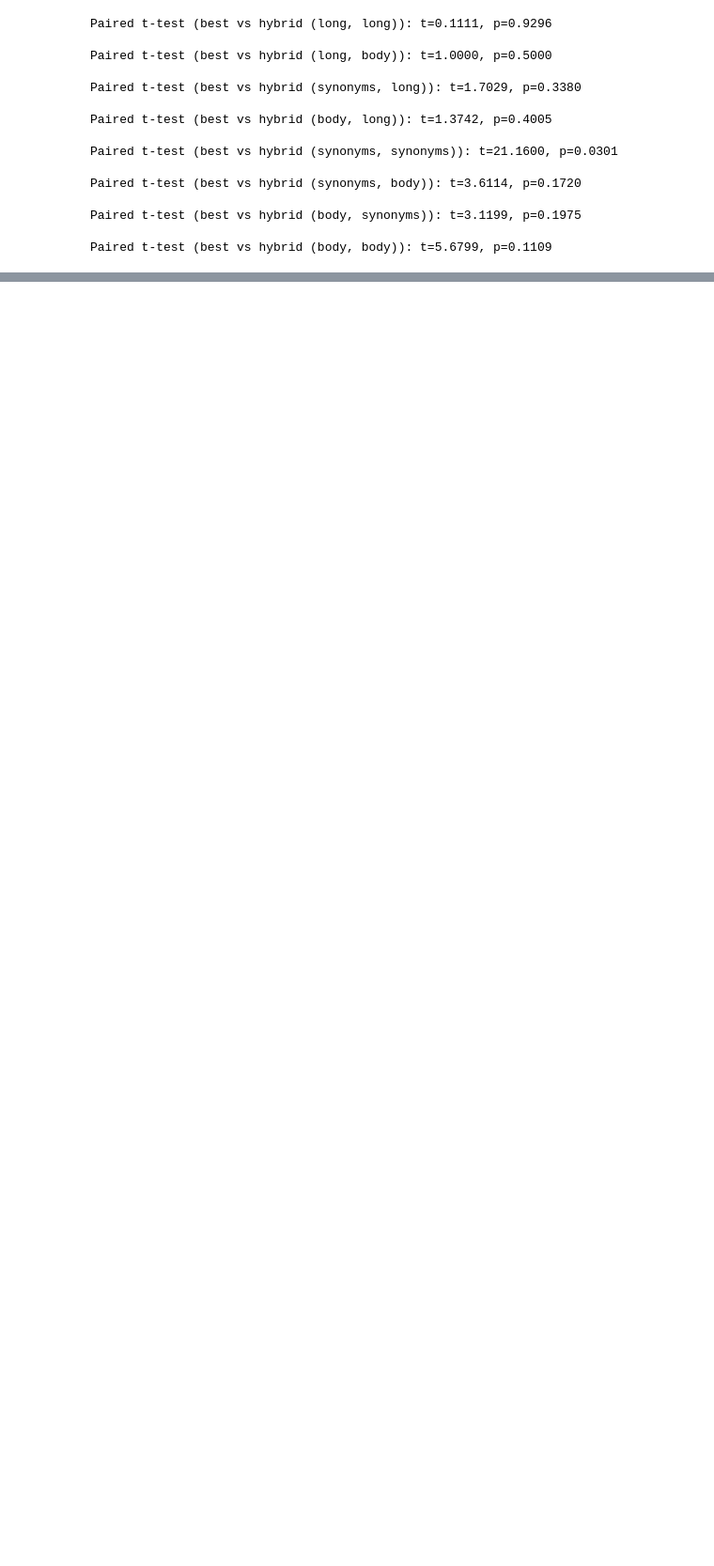
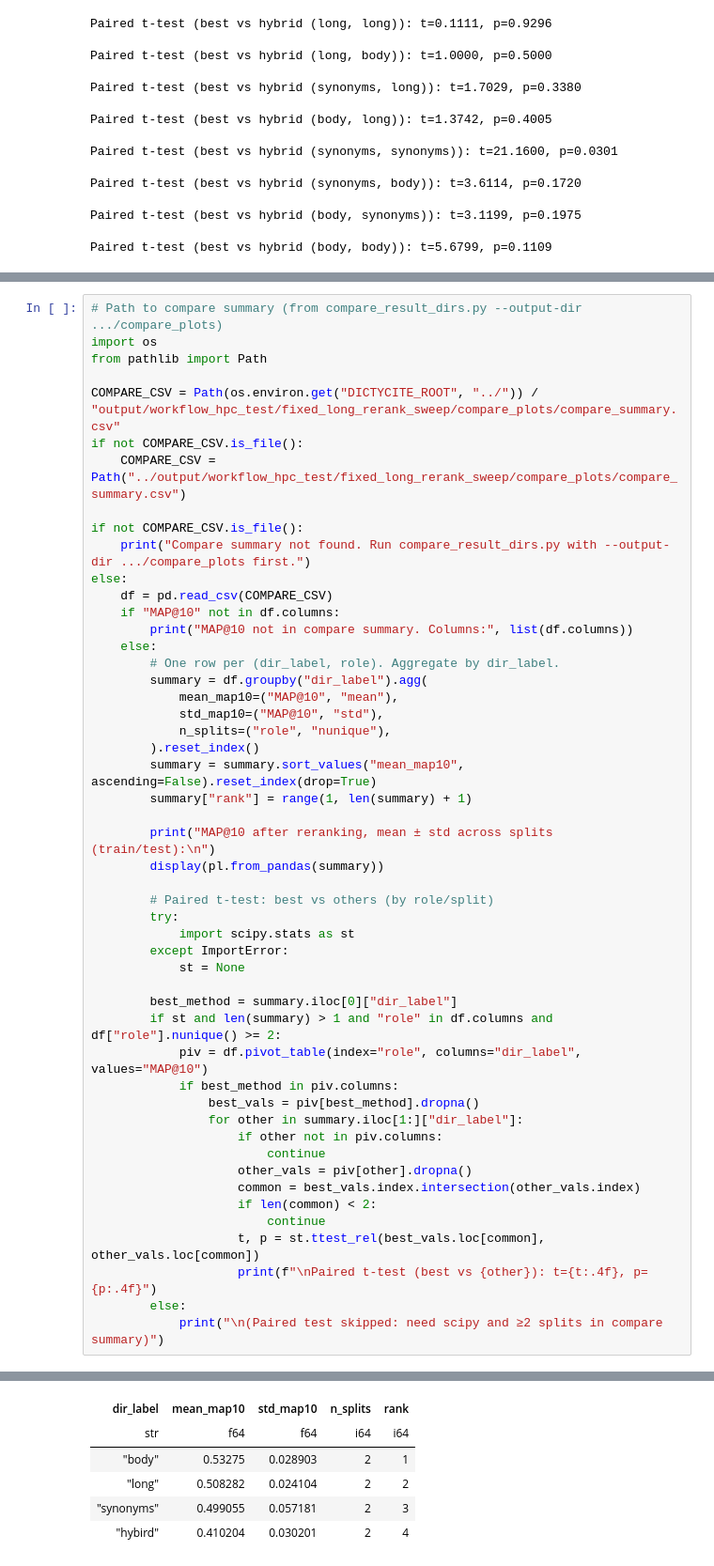
Before and after one commit to fulaibaowang/dictycite, a Jupyter notebook: notebooks/query_expansion_and_test.ipynb, the cells around one changed output, grey strips where cells are left out. Shown at 94% size. Drawn from its saved outputs; the diff is of its cells as text; blank space fills up the shorter version.

```diff
--- a/notebooks/query_expansion_and_test.ipynb
+++ b/notebooks/query_expansion_and_test.ipynb
@@ -1684,0 +1689,51 @@ Paired t-test (best vs hybrid (body, body)): t=5.6799, p=0.1109
+# %%
+# Path to compare summary (from compare_result_dirs.py --output-dir .../compare_plots)
+import os
+from pathlib import Path
+
+COMPARE_CSV = Path(os.environ.get("DICTYCITE_ROOT", "../")) / "output/workflow_hpc_test/fixed_long_rerank_sweep/compare_plots/compare_summary.csv"
+if not COMPARE_CSV.is_file():
+    COMPARE_CSV = Path("../output/workflow_hpc_test/fixed_long_rerank_sweep/compare_plots/compare_summary.csv")
+
+if not COMPARE_CSV.is_file():
+    print("Compare summary not found. Run compare_result_dirs.py with --output-dir .../compare_plots first.")
+else:
+    df = pd.read_csv(COMPARE_CSV)
+    if "MAP@10" not in df.columns:
+        print("MAP@10 not in compare summary. Columns:", list(df.columns))
+    else:
+        # One row per (dir_label, role). Aggregate by dir_label.
+        summary = df.groupby("dir_label").agg(
+            mean_map10=("MAP@10", "mean"),
+            std_map10=("MAP@10", "std"),
+            n_splits=("role", "nunique"),
+        ).reset_index()
+        summary = summary.sort_values("mean_map10", ascending=False).reset_index(drop=True)
+        summary["rank"] = range(1, len(summary) + 1)
+
+        print("MAP@10 after reranking, mean ± std across splits (train/test):\n")
+        display(pl.from_pandas(summary))
+
+        # Paired t-test: best vs others (by role/split)
+        try:
+            import scipy.stats as st
+        except ImportError:
+            st = None
+
+        best_method = summary.iloc[0]["dir_label"]
+        if st and len(summary) > 1 and "role" in df.columns and df["role"].nunique() >= 2:
+            piv = df.pivot_table(index="role", columns="dir_label", values="MAP@10")
+            if best_method in piv.columns:
+                best_vals = piv[best_method].dropna()
+                for other in summary.iloc[1:]["dir_label"]:
+                    if other not in piv.columns:
+                        continue
+                    other_vals = piv[other].dropna()
+                    common = best_vals.index.intersection(other_vals.index)
+                    if len(common) < 2:
+                        continue
+                    t, p = st.ttest_rel(best_vals.loc[common], other_vals.loc[common])
+                    print(f"\nPaired t-test (best vs {other}): t={t:.4f}, p={p:.4f}")
+        else:
+            print("\n(Paired test skipped: need scipy and ≥2 splits in compare summary)")
+# %% [output]
@@ -1684,0 +1742,6 @@ Paired t-test (best vs hybrid (body, body)): t=5.6799, p=0.1109
+| dir_label | mean_map10 | std_map10 | n_splits | rank |
+| str | f64 | f64 | i64 | i64 |
+| "body" | 0.53275 | 0.028903 | 2 | 1 |
+| "long" | 0.508282 | 0.024104 | 2 | 2 |
+| "synonyms" | 0.499055 | 0.057181 | 2 | 3 |
+| "hybird" | 0.410204 | 0.030201 | 2 | 4 |
```
Also changed, not shown: parts of 2 cells of this notebook, 5 other files.
